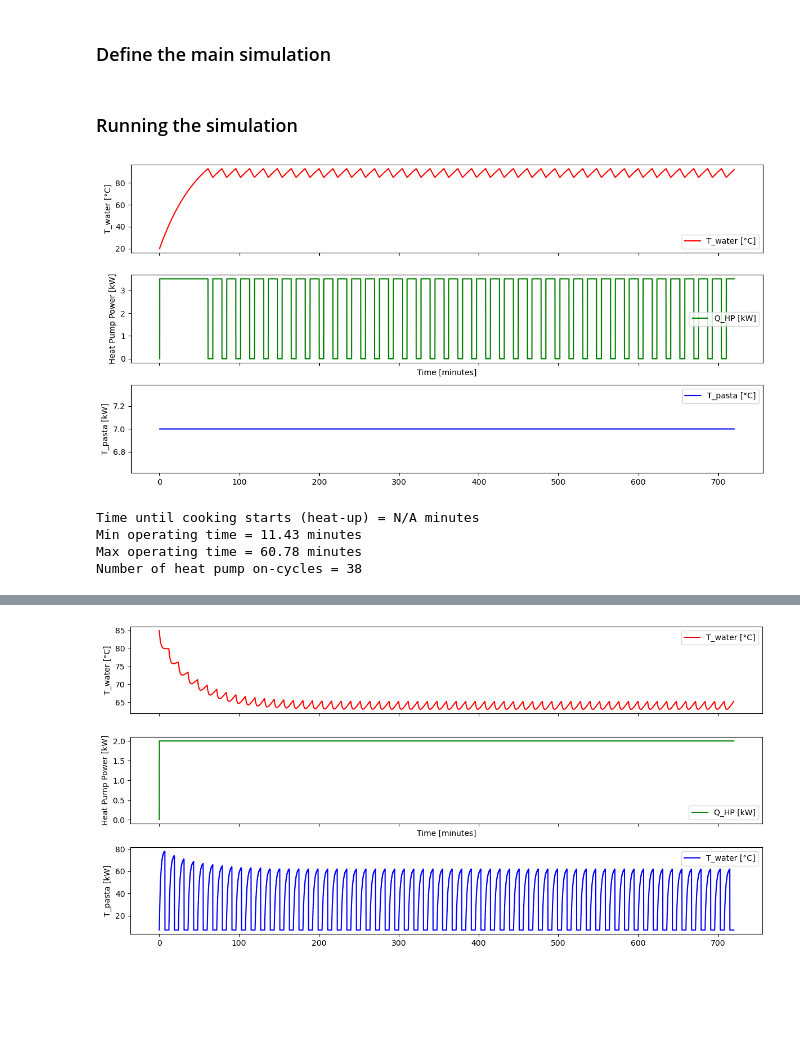
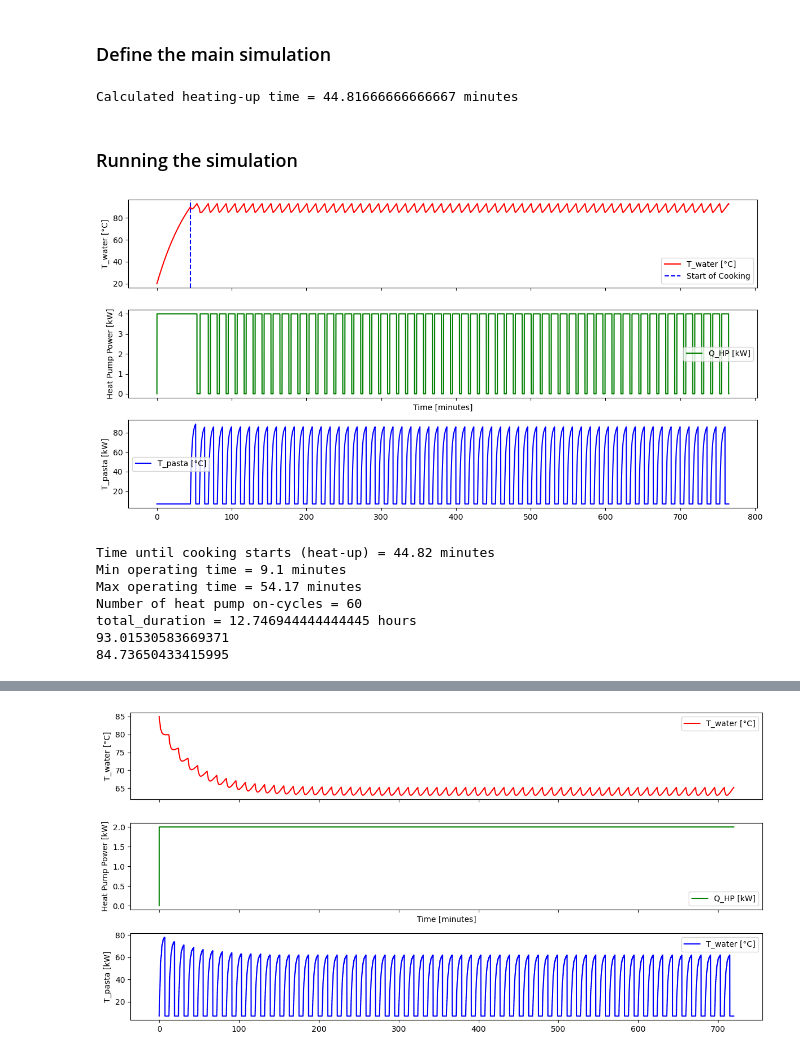
Before and after one commit to ahaeseli/SHC_project, a Jupyter notebook: control_strategy.ipynb, the cells around one changed output, grey strips where cells are left out. Cells and saved outputs as stored; diff of their text form; code cells hidden in the pictures; blank space fills up the shorter version.

```diff
--- a/control_strategy.ipynb
+++ b/control_strategy.ipynb
@@ -16,12 +16,12 @@ R_env = 30 / 1000    # K/W£
 R_pasta = 15 / 1000  # K/W
 c_l = 4.18 * 1000    # J/kg·K water
 c_pasta = 3.5 * 1000 # J/kg·K pasta
-Q_hp_W = 3500   # W
+Q_hp_W = 4000   # W
 
 T_env = 20      # °C
 T_pasta_0 = 7        # °C
-T_WP_on = 85       # °C
-T_WP_off = 93       # °C
+T_WP_on = 85      # °C
+T_WP_off = 93     # °C
 rho_water = 997.     # kg/m3
 
 # --- Dimensions of the water tank ---
@@ -131,52 +131,71 @@ def T_store_and_pasta_with_heatup(T_WP_on, T_WP_off, V_store, duration_s, op_tim
         T_pasta[i] = T0_pasta
 
     return t, Q_WPs, T_water, T_pasta, pasta_schedule_start_index
+# %%
+# --- Step 1: Preliminary simulation to find heating-up time only ---
+prelim_duration = 3 * 60 * 60  # simulate up to 3 hours for safety
+op_times_prelim = []
+
+# Run preliminary sim just to get heat-up time
+_, _, T_water_prelim, _, prelim_start_index = T_water_and_pasta_with_heatup(
+    T_WP_on, T_WP_off, V_water, prelim_duration, op_times_prelim, m_water, m_pasta)
+
+if prelim_start_index is None:
+    raise RuntimeError("Cooking schedule never started. Increase preliminary duration or check parameters.")
+
+heating_up_time = prelim_start_index  # in seconds
+print("Calculated heating-up time =", heating_up_time / 60, "minutes")
+# %% [output]
+Calculated heating-up time = 44.81666666666667 minutes
 # %% [markdown]
 ### Running the simulation
 # %%
-# --- Run simulation ---
-
-heating_up_time = 0 ## Defined after running the simulation to account for the heating up + plus 12 hours of operation
-
-duration_seconds = int((12 * 60 + heating_up_time) * 60)  # 12 hours
+duration_seconds = heating_up_time + 12 * 60 * 60  # 12 hours
 op_times = []
-t, Q_WPs, T_water, T_pasta, start_index = T_store_and_pasta_with_heatup(
+t, Q_WPs, T_water, T_pasta, start_index = T_water_and_pasta_with_heatup(
     T_WP_on, T_WP_off, V_water, duration_seconds, op_times, m_water,m_pasta)
 
 # --- Plot results ---
 fig, (ax1, ax2, ax3) = plt.subplots(3, sharex=True, figsize=(12, 6))
 ax1.plot(t / 60, T_water, 'r-', label='T_water [°C]')
 if start_index:
     ax1.axvline(t[start_index] / 60, color='blue', linestyle='--', label='Start of Cooking')
 ax1.set_ylabel('T_water [°C]')
 ax1.legend()
 ax2.plot(t / 60, Q_WPs / 1000, 'g-', label='Q_HP [kW]')
 ax2.set_xlabel('Time [minutes]')
 ax2.set_ylabel('Heat Pump Power [kW]')
 ax2.legend()
 ax3.plot(t / 60, T_pasta, 'b-', label='T_pasta [°C]')
 ax3.set_ylabel('T_pasta [kW]')
 ax3.legend()
 
 plt.tight_layout()
 plt.show()
 
 # --- Compute and show summary ---
 min_op = round(min(op_times) / 60., 2) if op_times else 0
 max_op = round(max(op_times) / 60., 2) if op_times else 0
 num_cycles = len(op_times)
 heatup_time_min = round(t[start_index] / 60, 2) if start_index else "N/A"
+total_duration = duration_seconds / 60 / 60
 
 print("Time until cooking starts (heat-up) =", heatup_time_min, "minutes")
 print("Min operating time =", min_op, "minutes")
 print("Max operating time =", max_op, "minutes")
 print("Number of heat pump on-cycles =", num_cycles)
+print("total_duration =", total_duration, "hours")
+print(max(T_water[heating_up_time:]))
+print(min(T_water[heating_up_time:]))
 # %% [output]
-[figure, old version]
+[figure, new version]
-Time until cooking starts (heat-up) = N/A minutes
-Min operating time = 11.43 minutes
-Max operating time = 60.78 minutes
-Number of heat pump on-cycles = 38
+Time until cooking starts (heat-up) = 44.82 minutes
+Min operating time = 9.1 minutes
+Max operating time = 54.17 minutes
+Number of heat pump on-cycles = 60
+total_duration = 12.746944444444445 hours
+93.01530583669371
+84.73650433415995
 # %%
 plt.figure(figsize=(24,7))
 plt.plot(t / 60, T_pasta, 'b-', label='T_pasta [°C]')
```
Also changed, not shown: parts of 5 cells of this notebook, 2 other files.
